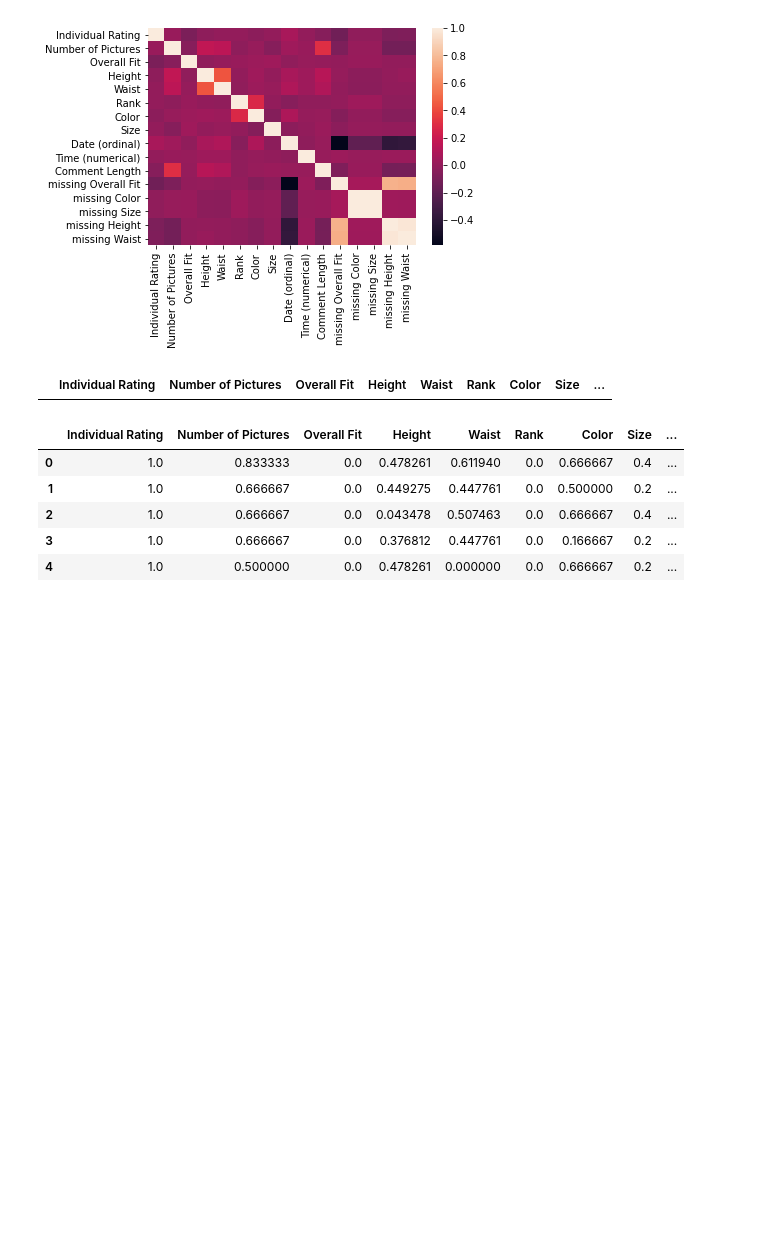
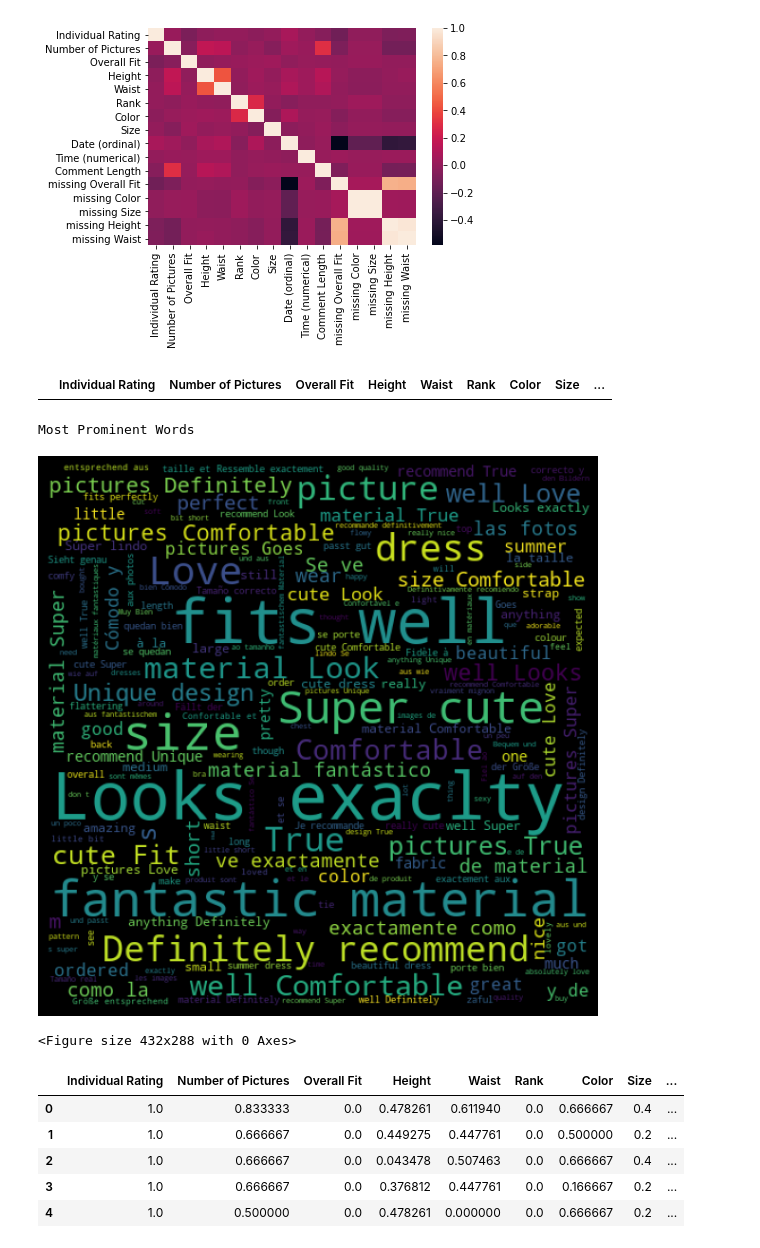
Before and after one commit to mikhaelamartin/Zaful-Classification, a Jupyter notebook: jupyter notebooks/preprocessing_1.ipynb, the cells around one changed output. Drawn from its saved outputs; the diff is of its cells as text; code cells hidden in the pictures; blank space fills up the shorter version.

```diff
--- a/jupyter notebooks/preprocessing_1.ipynb
+++ b/jupyter notebooks/preprocessing_1.ipynb
@@ -573,6 +576,20 @@ sns.heatmap(reviews_cleaned.corr())
 reviews_normalized[reviews_normalized.isna().any(axis=1)]
 # %% [output]
 |  | Individual Rating | Number of Pictures | Overall Fit | Height | Waist | Rank | Color | Size | ... |
+# %%
+print('Most Prominent Words')
+words = ' '.join(list(reviews_cleaned['Comment']))
+wc = WordCloud(width =512, height=512).generate(words)
+plt.figure(figsize=(10,8), facecolor = 'k')
+plt.imshow(wc)
+plt.axis('off')
+plt.tight_layout(pad = 0)
+plt.show()
+plt.savefig('wordcloud.pdf')
+# %% [output]
+Most Prominent Words
+[figure, added]
+<Figure size 432x288 with 0 Axes>
 # %%
 #reviews_normalized.to_csv(r'reviews_normalized.csv',index=False)
 
```
Also changed, not shown: parts of 27 cells of this notebook, 7 other files.
